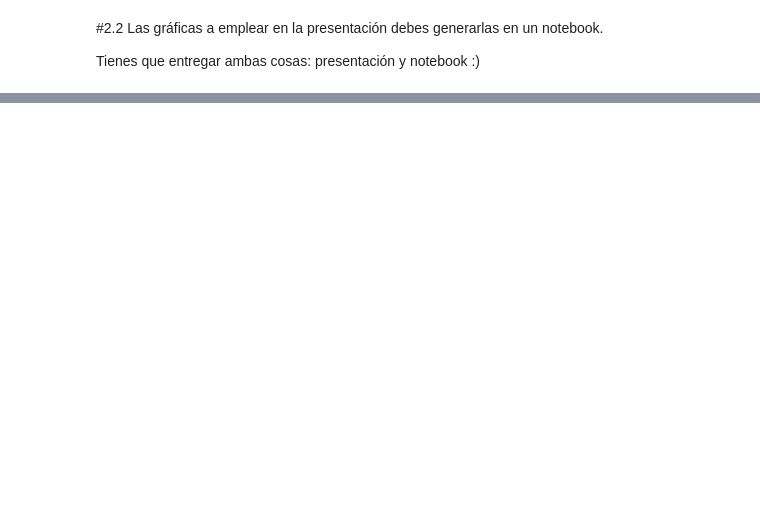
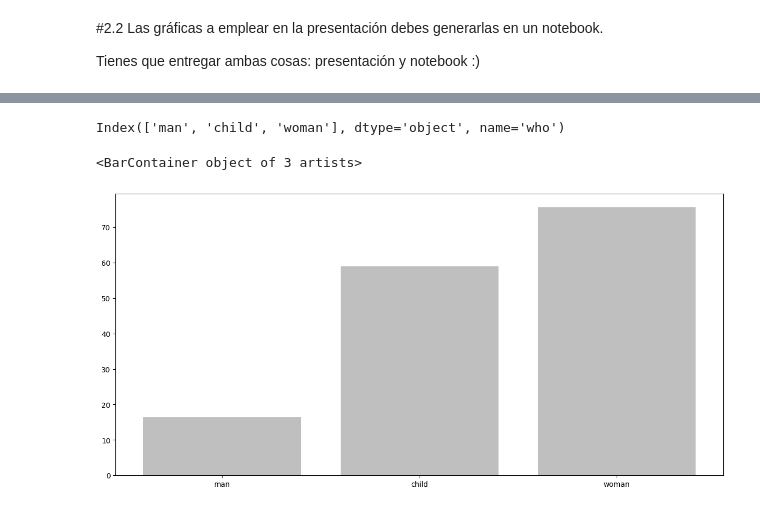
Before and after one commit to juanfcia/ds-bootcamp-juanfcia, a Jupyter notebook: 03_Data_Analysis/Sprint_08/Unidad_02_Visualizacion_Avanzada_Seaborn/03_Practica_Obligatoria/18_Practica_Obligatoria_Visualizacion_Avanzada_en_clase.ipynb, the cells around one changed output, grey strips where cells are left out. Saved outputs shown, nothing was run; the diff lists cells and outputs as text; code cells hidden in the pictures; blank space fills up the shorter version.

Commit message:
Sprint08 Unidad02 Práctica Obligatoria en clase v.final
El código no está completo --> Revisar Práctico Obligatorio SOL

```diff
--- a/03_Data_Analysis/Sprint_08/Unidad_02_Visualizacion_Avanzada_Seaborn/03_Practica_Obligatoria/18_Practica_Obligatoria_Visualizacion_Avanzada_en_clase.ipynb
+++ b/03_Data_Analysis/Sprint_08/Unidad_02_Visualizacion_Avanzada_Seaborn/03_Practica_Obligatoria/18_Practica_Obligatoria_Visualizacion_Avanzada_en_clase.ipynb
@@ -279,0 +284,6 @@ Tienes que entregar ambas cosas: presentación y notebook :)
+# %%
+df_titanic = pd.read_csv("./data/titanic.csv")
+
+tabla_contingencia = pd.crosstab(df_titanic["alive"], df_titanic["who"]).T
+tabla_contingencia["freq_yes"] = (tabla_contingencia["yes"]/(tabla_contingencia["yes"] + tabla_contingencia["no"])).round(3)*100
+tabla_contingencia
@@ -279,0 +296,12 @@ Tienes que entregar ambas cosas: presentación y notebook :)
+# %%
+tabla_contingencia.sort_values("freq_yes"). index
+# %% [output]
+Index(['man', 'child', 'woman'], dtype='object', name='who')
+# %%
+fig, ax = plt.subplots(figsize = (15,7))
+ax.bar(tabla_contingencia.sort_values("freq_yes").index.to_list(), height = tabla_contingencia.sort_values("freq_yes").freq_yes.to_list(), color = "grey", alpha = 0.5)
+
+# No está el código completo, mirar el código de la Práctica Obligatorio SOL
+# %% [output]
+<BarContainer object of 3 artists>
+[figure, added]
```
Also changed, not shown: parts of 3 cells of this notebook.
